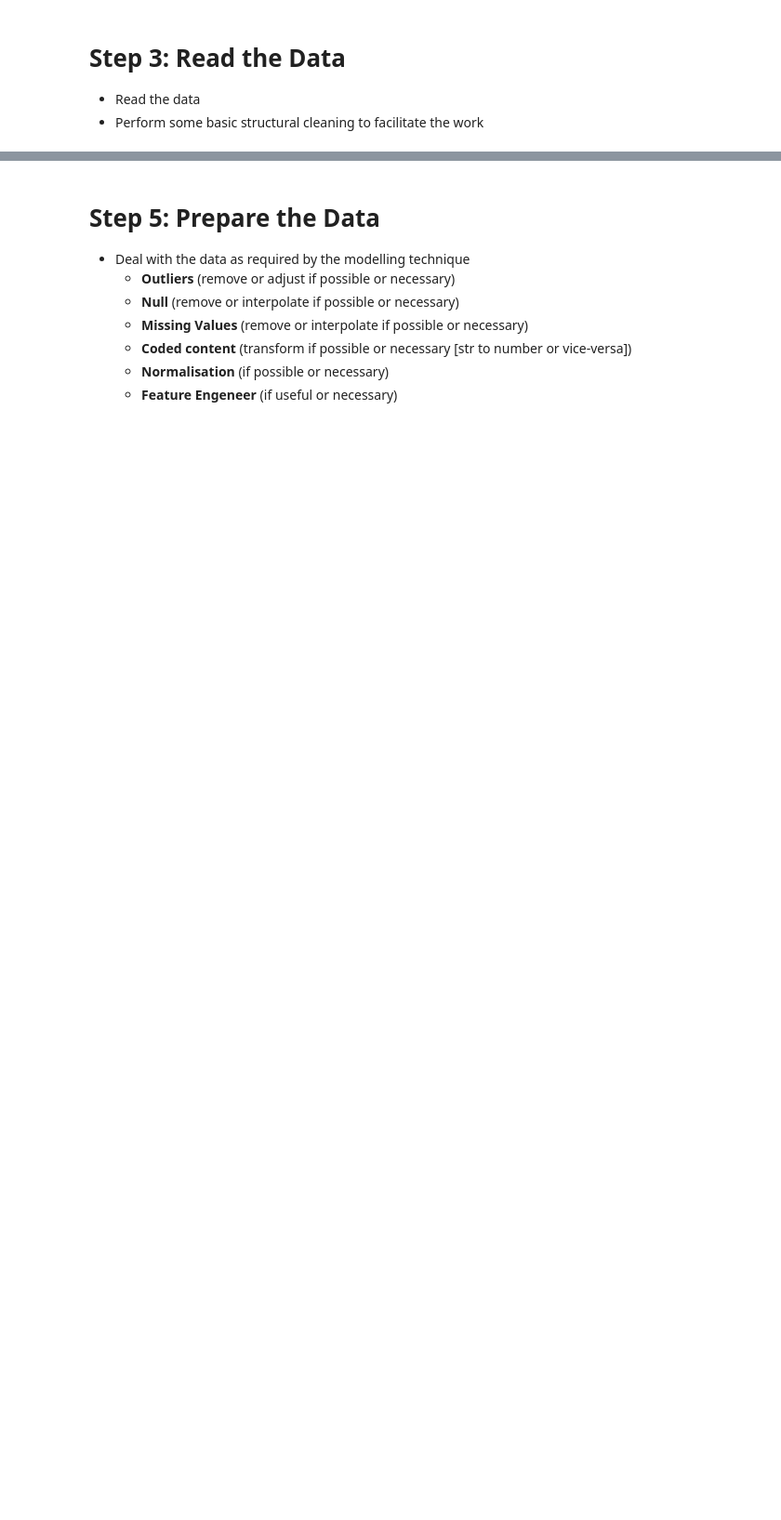
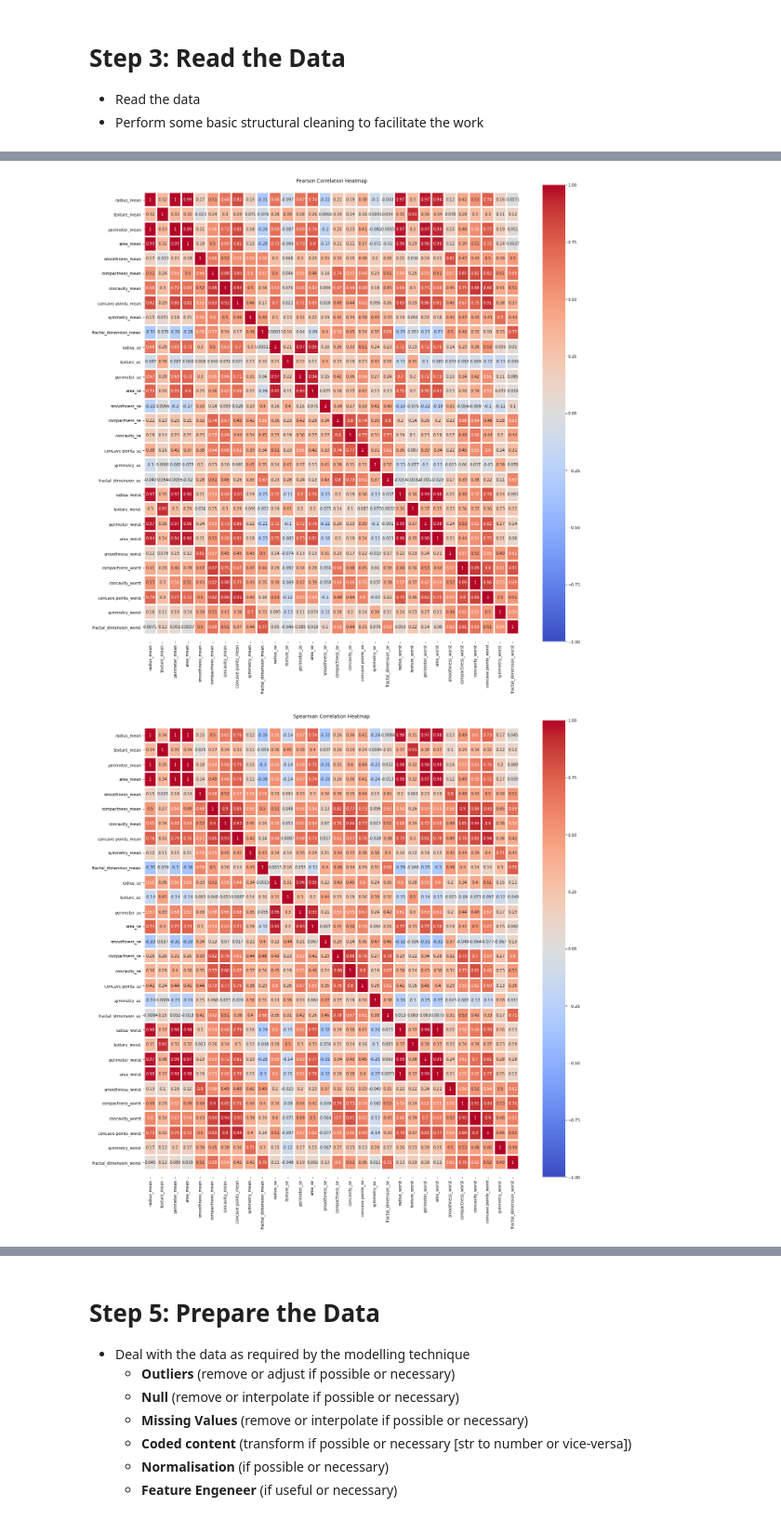
Before and after one commit to mikep67/mkp_code, a Jupyter notebook: Institute of Data Course/Module 8/IOD_Lab-8_2.ipynb, the cells around one changed output, grey strips where cells are left out. Shown at 93% size. Saved outputs shown, nothing was run; the diff lists cells and outputs as text; code cells hidden in the pictures; blank space fills up the shorter version.

```diff
--- a/Institute of Data Course/Module 8/IOD_Lab-8_2.ipynb
+++ b/Institute of Data Course/Module 8/IOD_Lab-8_2.ipynb
@@ -65,3 +101,9 @@ The [**UCI Machine Learning Repository**](http://archive.ics.uci.edu/ml/about.ht
+# %%
+# Wisconsin Breast Cancer dataset
+# Source: Kaggle
+# https://www.kaggle.com/uciml/breast-cancer-wisconsin-data
+
+cancer_data = pd.read_csv('datasets_180_408_data.csv')
 # %% [markdown]
 # Step 3: Read the Data
 - Read the data
@@ -79,0 +158,3 @@ The [**UCI Machine Learning Repository**](http://archive.ics.uci.edu/ml/about.ht
+# %%
+# Drop the Unnamed and id columns:
+cancer_data.drop(['Unnamed: 32','id'], axis=1, inplace=True)
@@ -79,0 +182,53 @@ The [**UCI Machine Learning Repository**](http://archive.ics.uci.edu/ml/about.ht
+# %%
+plt.figure(figsize=(21,21))
+plt.title("Pearson Correlation Heatmap")
+corr = cancer_data.corr(method='pearson')
+mask = np.tril(cancer_data.corr())
+sns.heatmap(corr,
+           xticklabels=corr.columns.values,
+           yticklabels=corr.columns.values,
+           annot = True, # to show the correlation degree on cell
+           vmin=-1,
+           vmax=1,
+           center= 0,
+           fmt='0.2g', #
+           cmap= 'coolwarm',
+           linewidths=3, # cells partioning line width
+           linecolor='white', # for spacing line color between cells
+           square=False,#to make cells square
+           cbar_kws= {'orientation': 'vertical'}
+           )
+
+b, t = plt.ylim()
+b += 0.5
+t -= 0.5
+plt.ylim(b,t)
+plt.show()
+################################################################################
+plt.figure(figsize=(21,21))
+plt.title("Spearman Correlation Heatmap")
+corr = cancer_data.corr(method='spearman')
+mask = np.tril(cancer_data.corr())
+sns.heatmap(corr,
+           xticklabels=corr.columns.values,
+           yticklabels=corr.columns.values,
+           annot = True, # to show the correlation degree on cell
+           vmin=-1,
+           vmax=1,
+           center= 0,
+           fmt='0.2g', #
+           cmap= 'coolwarm',
+           linewidths=3, # cells partioning line width
+           linecolor='white', # for spacing line color between cells
+           square=False,#to make cells square
+           cbar_kws= {'orientation': 'vertical'}
+           )
+
+b, t = plt.ylim()
+b += 0.5
+t -= 0.5
+plt.ylim(b,t)
+plt.show()
+# %% [output]
+[figure, added]
+[figure, added]
```
Also changed, not shown: parts of 11 cells of this notebook, 1 other file.
